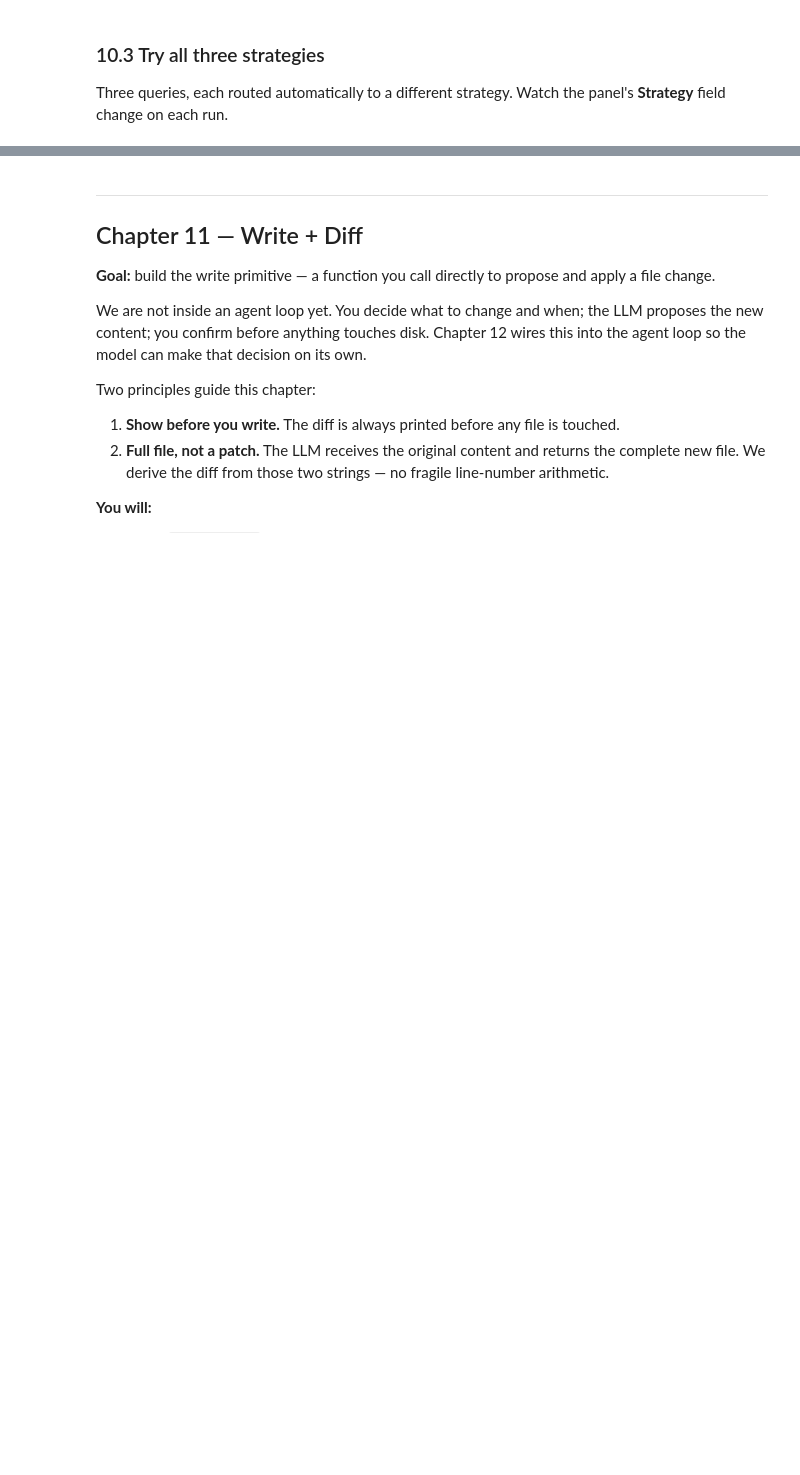
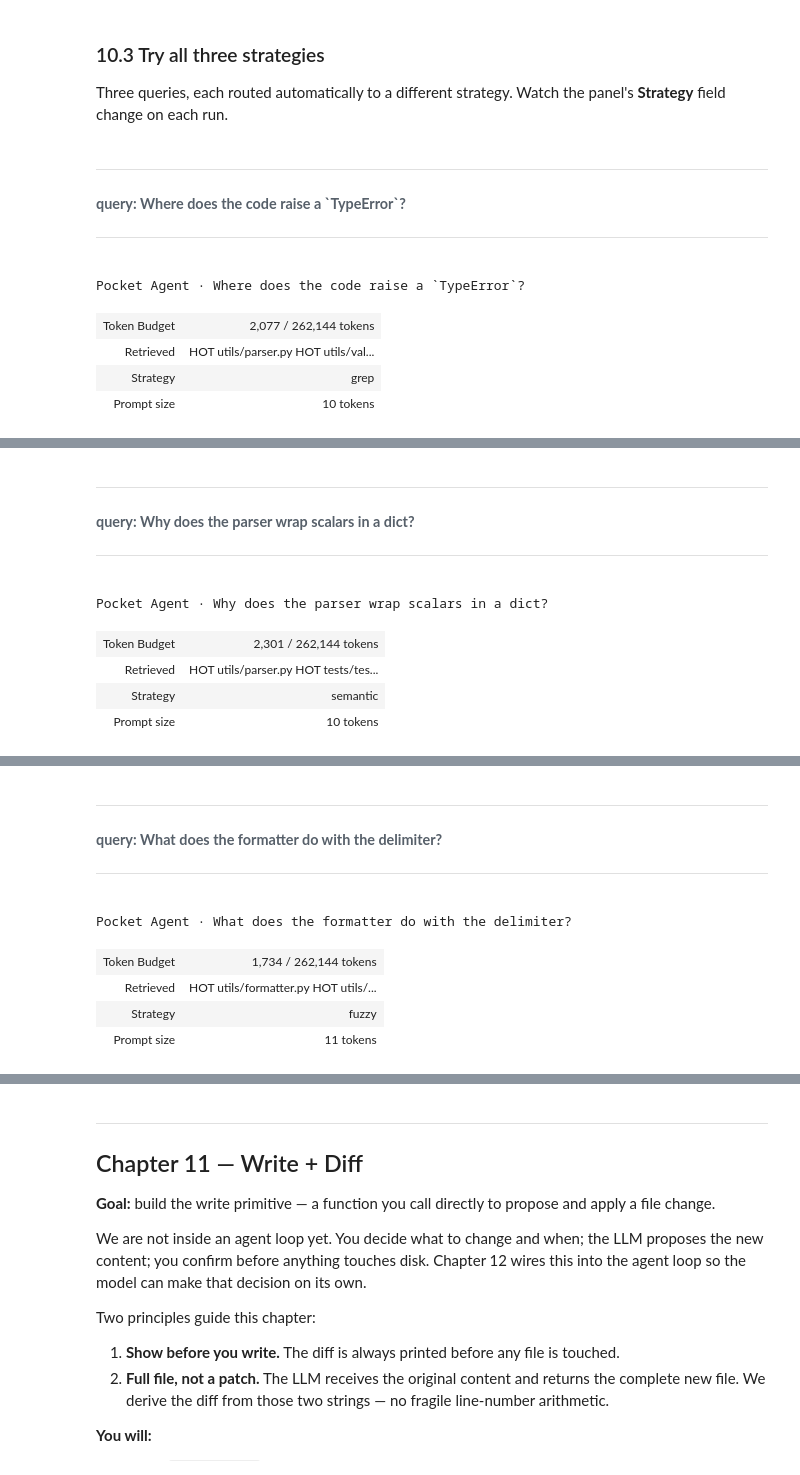
Before and after one commit to alankarmisra/pocket-agent, a Jupyter notebook: pocket_agent_colab.ipynb, the cells around one changed output, grey strips where cells are left out. Saved outputs shown, nothing was run; the diff lists cells and outputs as text; code cells hidden in the pictures; blank space fills up the shorter version.

```diff
--- a/pocket_agent_colab.ipynb
+++ b/pocket_agent_colab.ipynb
@@ -2639,20 +3161,35 @@ Watch the panel's **Strategy** field change on each run.
 # %%
 repo = "sample_project"
 
 queries = [
     "Where does the code raise a `TypeError`?",           # → grep
     "Why does the parser wrap scalars in a dict?",        # → semantic
     "What does the formatter do with the delimiter?",     # → fuzzy
 ]
 
 for q in queries:
     show_rule(f"query: {q}")
+    # Before: strategy not yet chosen, no files loaded
+    show_panel(
+        query       = q,
+        token_used  = 0,
+        strategy    = "auto",
+        prompt_size = count_tokens(q),
+    )
     result = run(q, repo_root=repo)
+    # After: run() has picked a strategy, loaded files, called the LLM
     show_panel(
         query       = q,
         token_used  = result.tokens_used,
         files       = [{"path": f["path"], "hot": f["hot"]} for f in result.files],
         strategy    = result.strategy,
         prompt_size = count_tokens(q),
     )
     show_reply(result.reply)
+# %% [output]
+query: Where does the code raise a `TypeError`?
+Pocket Agent · Where does the code raise a `TypeError`?
+| Token Budget | 2,077 / 262,144 tokens |
+| Retrieved | HOT utils/parser.py HOT utils/val... |
+| Strategy | grep |
+| Prompt size | 10 tokens |
@@ -2658,0 +3242,6 @@ for q in queries:
+query: Why does the parser wrap scalars in a dict?
+Pocket Agent · Why does the parser wrap scalars in a dict?
+| Token Budget | 2,301 / 262,144 tokens |
+| Retrieved | HOT utils/parser.py HOT tests/tes... |
+| Strategy | semantic |
+| Prompt size | 10 tokens |
@@ -2658,0 +3308,6 @@ for q in queries:
+query: What does the formatter do with the delimiter?
+Pocket Agent · What does the formatter do with the delimiter?
+| Token Budget | 1,734 / 262,144 tokens |
+| Retrieved | HOT utils/formatter.py HOT utils/... |
+| Strategy | fuzzy |
+| Prompt size | 11 tokens |
```
Also changed, not shown: parts of 58 cells of this notebook.
